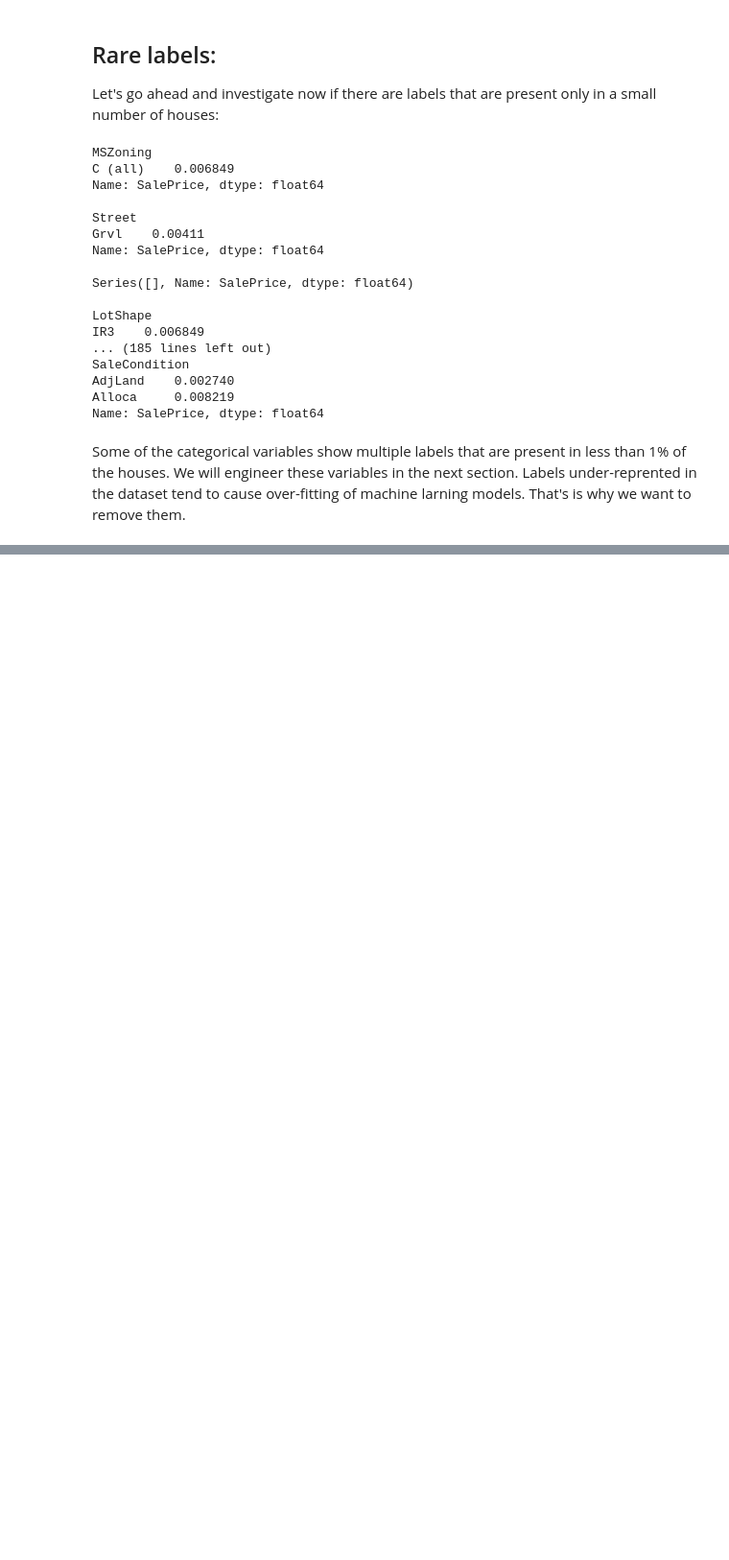
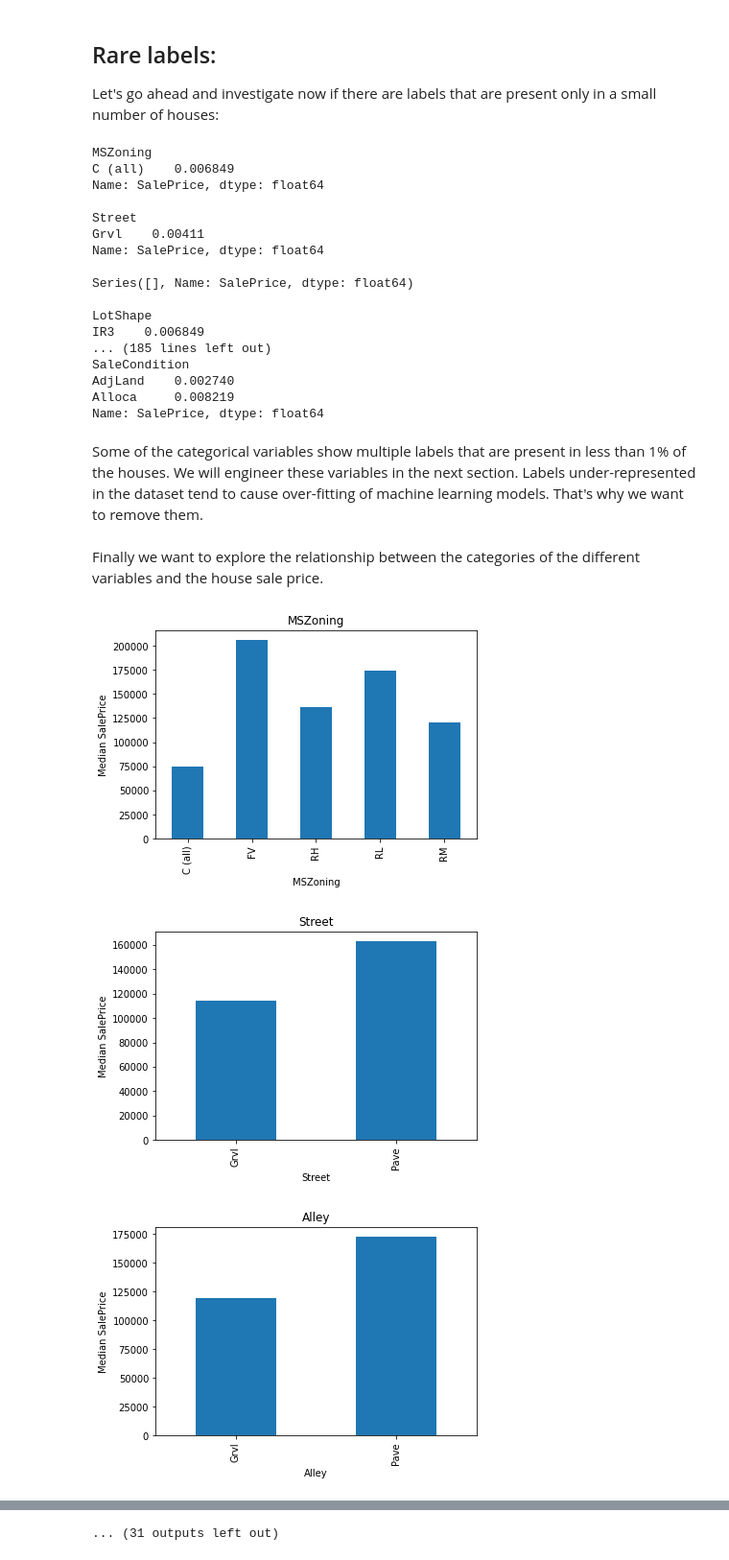
Before and after one commit to Jeffresh/deployment-of-machine-learning-models, a Jupyter notebook: section2/dataAnalysis.ipynb, the cells around one changed output, grey strips where cells are left out. Shown at 96% size. Saved outputs shown, nothing was run; the diff lists cells and outputs as text; code cells hidden in the pictures; blank space fills up the shorter version.

Commit message:
feat: add relationship between categorical and salesprice

```diff
--- a/section2/dataAnalysis.ipynb
+++ b/section2/dataAnalysis.ipynb
@@ -491,4 +491,14 @@ AdjLand    0.002740
 Alloca     0.008219
 Name: SalePrice, dtype: float64
 # %% [markdown]
-Some of the categorical variables show multiple labels that are present in less than 1% of the houses. We will engineer these variables in the next section. Labels under-reprented in the dataset tend to cause over-fitting of machine larning models. That's is why we want to remove them.
+Some of the categorical variables show multiple labels that are present in less than 1% of the houses. We will engineer these variables in the next section. Labels under-represented in the dataset tend to cause over-fitting of machine learning models. That's  why we want to remove them.
+# %% [markdown]
+Finally we want to explore the relationship between the categories of the different variables and the house sale price.
+# %%
+for var in cat_vars:
+    # reusing the function to determine median sale price, that we created for discrete variables
+    analyse_discrete(data, var)
+# %% [output]
+[figure, added]
+[figure, added]
+[figure, added]
@@ -494,0 +514 @@ Some of the categorical variables show multiple labels that are present in less
+... (31 outputs left out)
```
Also changed, not shown: parts of 2 cells of this notebook.
